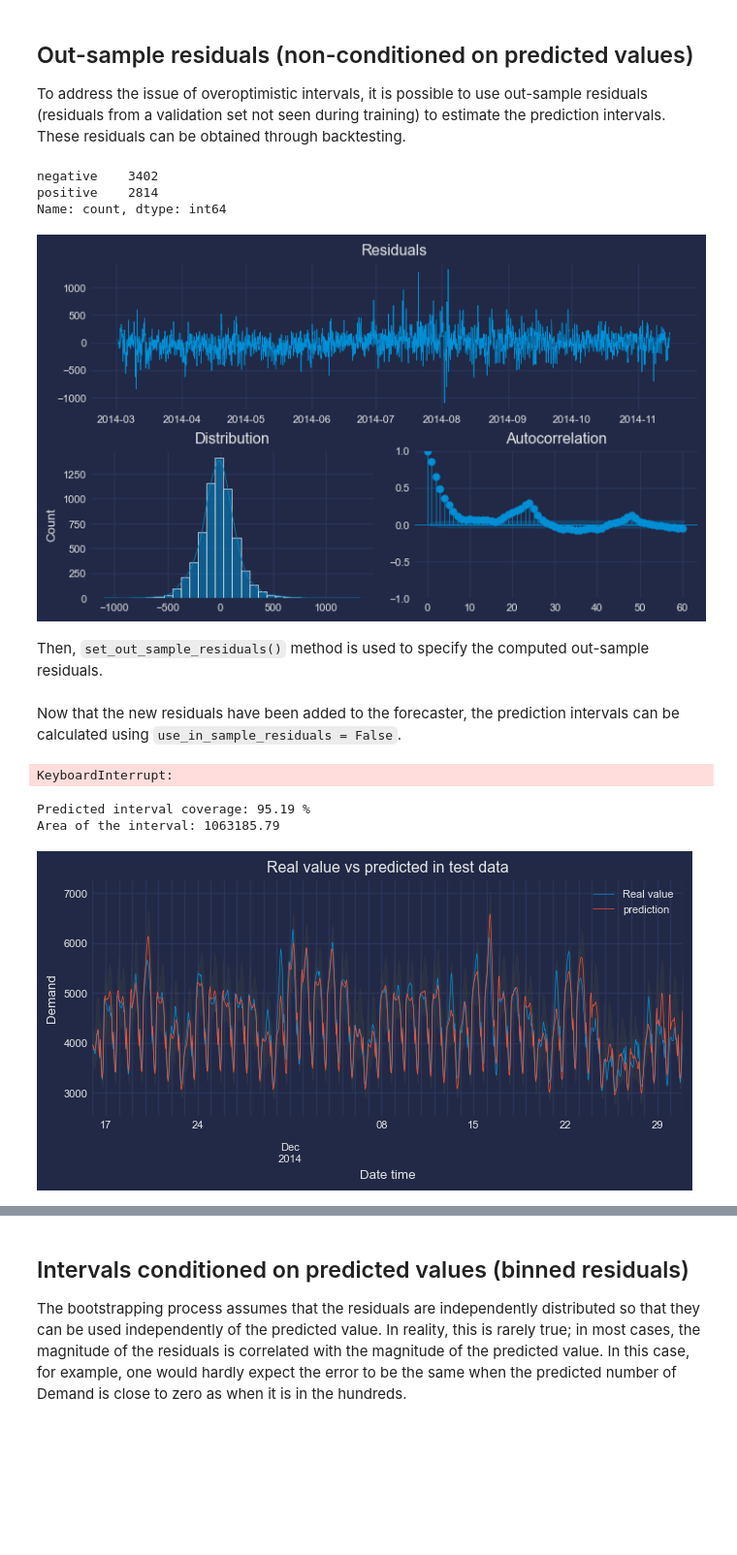
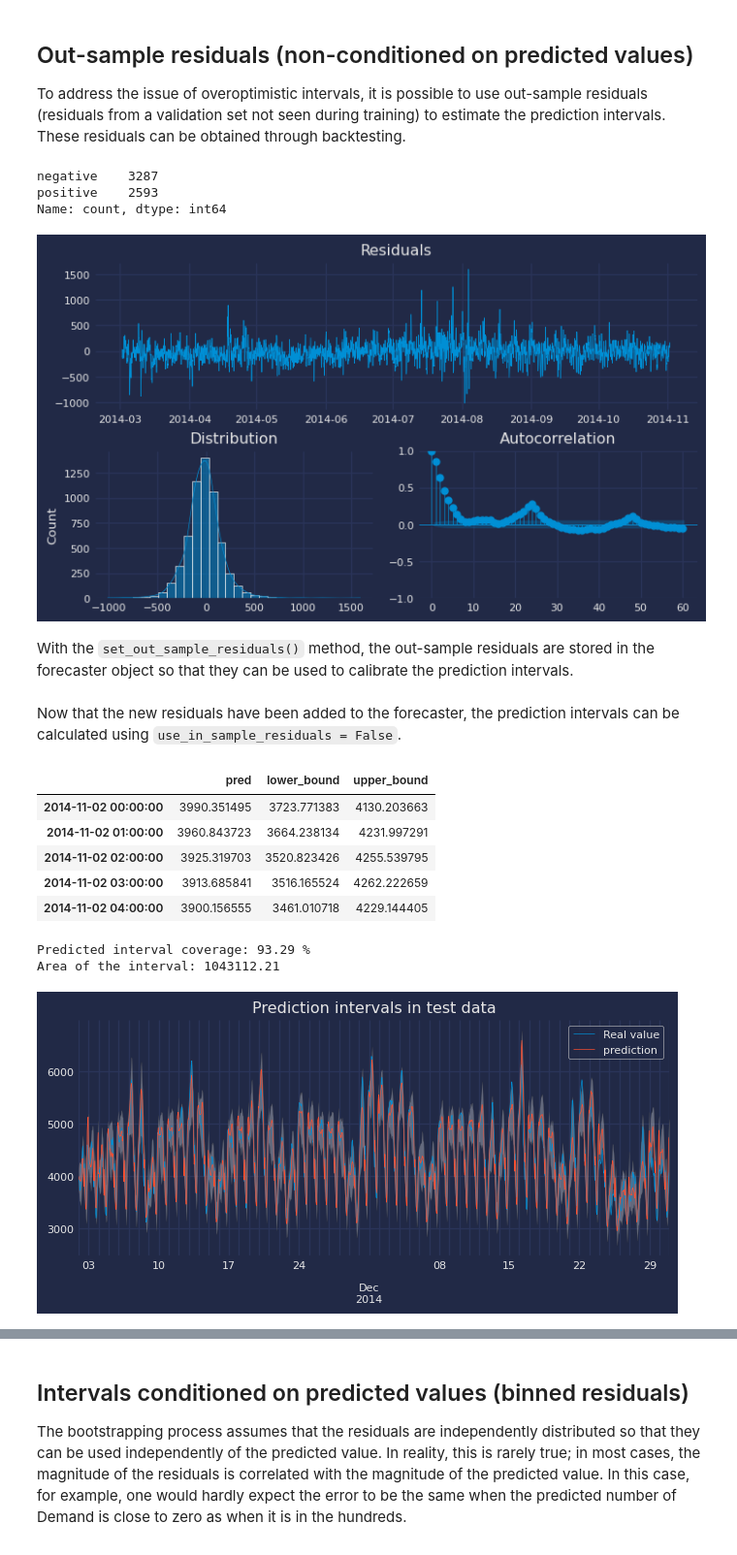
Before and after one commit to skforecast/skforecast, a Jupyter notebook: docs/user_guides/probabilistic-forecasting-bootstrapped-residuals.ipynb, the cells around one changed output, grey strips where cells are left out. Shown at 97% size. Saved outputs shown, nothing was run; the diff lists cells and outputs as text; code cells hidden in the pictures; blank space fills up the shorter version.

```diff
--- a/docs/user_guides/probabilistic-forecasting-bootstrapped-residuals.ipynb
+++ b/docs/user_guides/probabilistic-forecasting-bootstrapped-residuals.ipynb
@@ -87,13 +87,12 @@ from skforecast.recursive import ForecasterRecursive
 from skforecast.preprocessing import RollingFeatures
 from skforecast.model_selection import TimeSeriesFold
 from skforecast.model_selection import backtesting_forecaster
-from skforecast.metrics import calculate_coverage
+#from skforecast.metrics import calculate_coverage
 
 # Configuration
 # ==============================================================================
 import warnings
 warnings.filterwarnings('once')
-plt.style.use('seaborn-v0_8-darkgrid')
 # %%
 #TODO: remove when version 0.15
 def calculate_coverage(y_true, lower_bound, upper_bound):
@@ -212,7 +199,7 @@ Pipeline(steps=[('datetimefeatures',
 # ==============================================================================
 data = data.loc['2013-01-01 00:00:00':'2014-12-30 23:00:00', :].copy()
 end_train = '2014-03-01 23:59:00'
-end_validation = '2014-11-15 23:59:00'
+end_validation = '2014-11-01 23:59:00'
 data_train = data.loc[: end_train, :]
 data_val   = data.loc[end_train:end_validation, :]
 data_test  = data.loc[end_validation:, :]
@@ -243,13 +230,14 @@ By default, intervals can be computed using in-sample residuals (residuals from
 # Create and fit forecaster
 # ==============================================================================
 params = {
-    "max_depth": 5,
+    "max_depth": 4,
+    "n_estimators": 250,
+    "learning_rate": 0.07,
 }
 lags = 24
 window_features = RollingFeatures(stats=["mean"], window_sizes=24 * 3)
 forecaster = ForecasterRecursive(
                  regressor       = LGBMRegressor(random_state=15926, verbose=-1, **params),
-                 # regressor       = Ridge(random_state=15926),
                  lags            = lags,
                  window_features = window_features,
              )
@@ -388,12 +380,12 @@ print(pd.Series(np.where(residuals < 0, 'negative', 'positive')).value_counts())
 plt.rcParams.update({'font.size': 8})
 _ = plot_residuals(residuals=residuals, figsize=(7, 4))
 # %% [output]
-negative    3402
-positive    2814
+negative    3287
+positive    2593
 Name: count, dtype: int64
-[figure, old version]
+[figure, new version]
 # %% [markdown]
-Then, `set_out_sample_residuals()` method is used to specify the computed out-sample residuals.
+With the `set_out_sample_residuals()` method, the out-sample residuals are stored in the forecaster object so that they can be used to calibrate the prediction intervals.
 # %%
 # Store out-sample residuals in the forecaster
 # ==============================================================================
@@ -429,34 +421,39 @@ metric, predictions = backtesting_forecaster(
                      )
 predictions.head(5)
 # %% [output]
-KeyboardInterrupt:
+|  | pred | lower_bound | upper_bound |
+| 2014-11-02 00:00:00 | 3990.351495 | 3723.771383 | 4130.203663 |
+| 2014-11-02 01:00:00 | 3960.843723 | 3664.238134 | 4231.997291 |
+| 2014-11-02 02:00:00 | 3925.319703 | 3520.823426 | 4255.539795 |
+| 2014-11-02 03:00:00 | 3913.685841 | 3516.165524 | 4262.222659 |
+| 2014-11-02 04:00:00 | 3900.156555 | 3461.010718 | 4229.144405 |
 # %%
 # Plot intervals
 # ==============================================================================
 plot_prediction_intervals(
     predictions     = predictions,
     y_true          = data_test,
     target_variable = "Demand",
-    title           = "Real value vs predicted in test data",
-    xaxis_title     = "Date time",
-    yaxis_title     = "Demand",
+    title           = "Prediction intervals in test data",
+    #kwargs_fill_between = {'color': '#444444', 'alpha': 0.5, 'zorder': 1}
 )
+plt.gca().collections[0].set_facecolor('white')
 
 # Predicted interval coverage (on test data)
 # ==============================================================================
 coverage = calculate_coverage(
     y_true      = data.loc[end_validation:, 'Demand'],
     lower_bound = predictions["lower_bound"],
     upper_bound = predictions["upper_bound"]
 )
 print(f"Predicted interval coverage: {round(100 * coverage, 2)} %")
 
 # Area of the interval
 # ==============================================================================
 area = (predictions["upper_bound"] - predictions["lower_bound"]).sum()
 print(f"Area of the interval: {round(area, 2)}")
 # %% [output]
-Predicted interval coverage: 95.19 %
-Area of the interval: 1063185.79
+Predicted interval coverage: 93.29 %
+Area of the interval: 1043112.21
-[figure, old version]
+[figure, new version]
 # %% [markdown]
```
Also changed, not shown: parts of 25 cells of this notebook, 1 other file.
